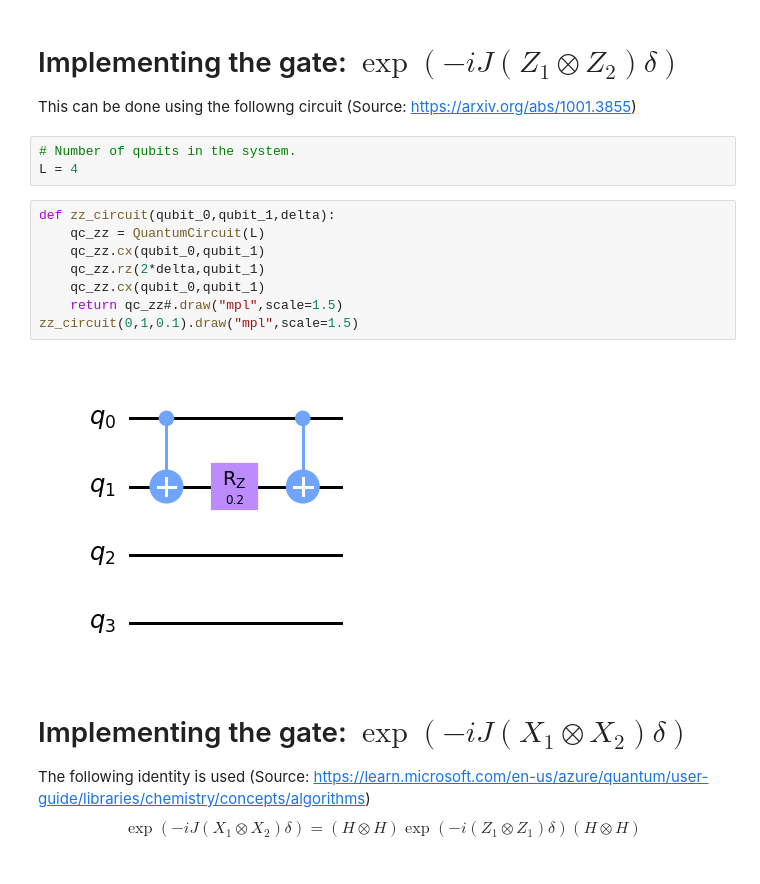
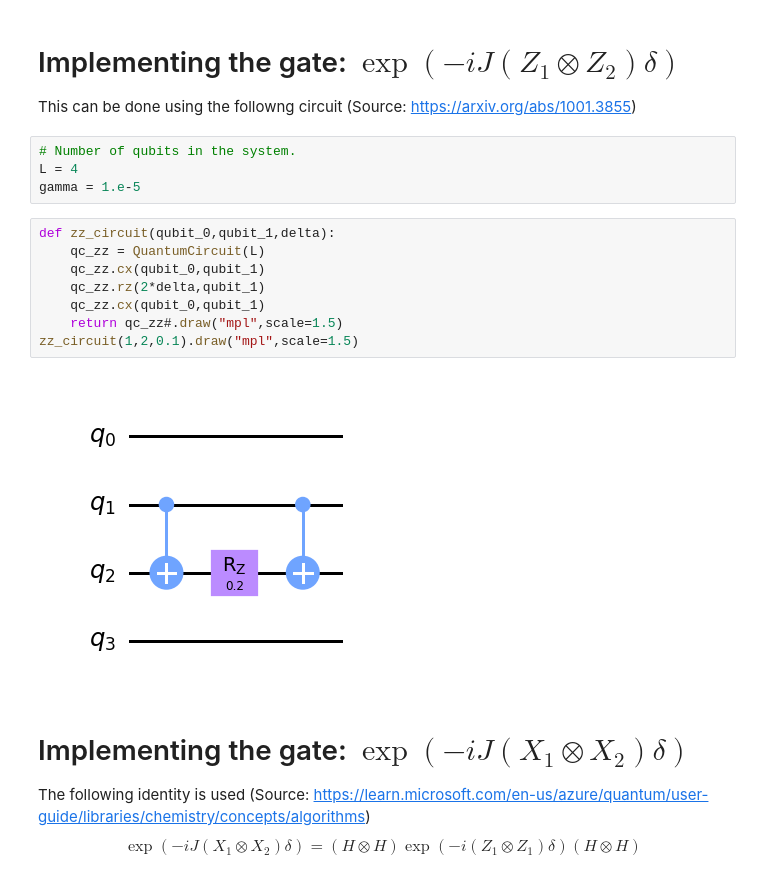
Before and after one commit to psasanka1729/hamiltonian_evolution_heisenberg_model, a Jupyter notebook: Hamiltonian_simulation_Heisenberg_model_qiskit.ipynb, the cells around one changed output. Drawn from its saved outputs; the diff is of its cells as text.

```diff
--- a/Hamiltonian_simulation_Heisenberg_model_qiskit.ipynb
+++ b/Hamiltonian_simulation_Heisenberg_model_qiskit.ipynb
@@ -14,16 +14,17 @@ This can be done using the followng circuit (Source: https://arxiv.org/abs/1001.
 # %%
 # Number of qubits in the system.
 L = 4
+gamma = 1.e-5
 # %%
 def zz_circuit(qubit_0,qubit_1,delta):
     qc_zz = QuantumCircuit(L)
     qc_zz.cx(qubit_0,qubit_1)
     qc_zz.rz(2*delta,qubit_1)
     qc_zz.cx(qubit_0,qubit_1)
     return qc_zz#.draw("mpl",scale=1.5)
-zz_circuit(0,1,0.1).draw("mpl",scale=1.5)
+zz_circuit(1,2,0.1).draw("mpl",scale=1.5)
 # %% [output]
-[figure, old version]
+[figure, new version]
 # %% [markdown]
 # Implementing the gate: $\exp(-iJ(X_{1} \otimes X_{2}) \delta)$
 The following identity is used (Source: https://learn.microsoft.com/en-us/azure/quantum/user-guide/libraries/chemistry/concepts/algorithms)
```
Also changed, not shown: parts of 3 cells of this notebook.
